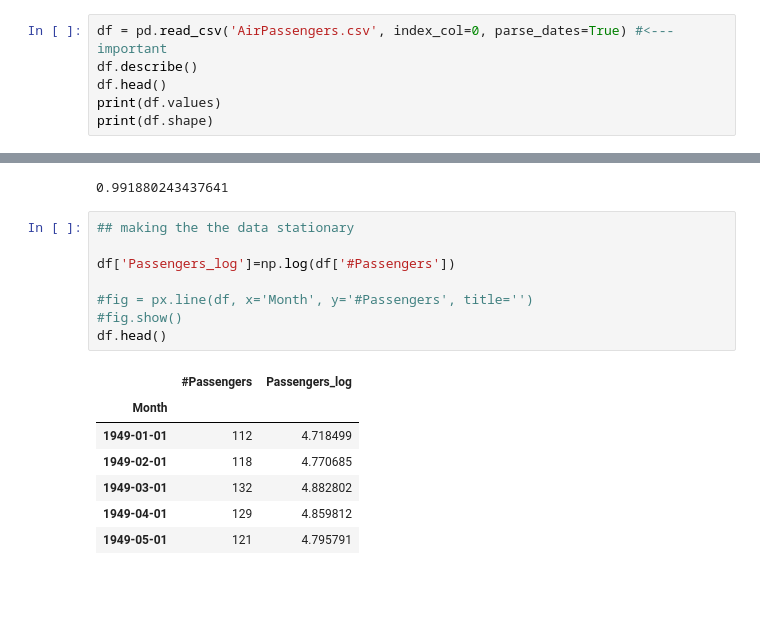
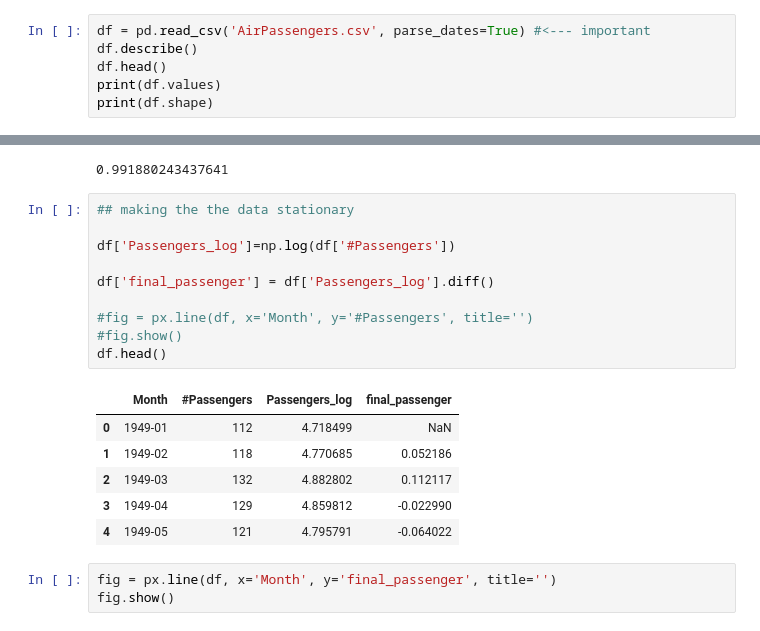
Before and after one commit to SouvickC/Advanced-Time-Series-Prediction, a Jupyter notebook: 1_TS_Basic.ipynb, the cells around one changed output, grey strips where cells are left out. Saved outputs shown, nothing was run; the diff lists cells and outputs as text; blank space fills up the shorter version.

```diff
--- a/1_TS_Basic.ipynb
+++ b/1_TS_Basic.ipynb
@@ -21,7 +21,7 @@ df = pd.DataFrame({'Date': dates, 'Value': values})
 fig = px.line(df, x='Date', y='Value', title='Interactive Time Series Plot')
 fig.show()
 # %%
-df = pd.read_csv('AirPassengers.csv', index_col=0, parse_dates=True) #<--- important
+df = pd.read_csv('AirPassengers.csv', parse_dates=True) #<--- important
 df.describe()
 df.head()
 print(df.values)
@@ -64,16 +64,20 @@ print(dftest[1]) ## P value >0.5 this is non stationary
 # %%
 ## making the the data stationary
 
 df['Passengers_log']=np.log(df['#Passengers'])
 
+df['final_passenger'] = df['Passengers_log'].diff()
+
 #fig = px.line(df, x='Month', y='#Passengers', title='')
 #fig.show()
 df.head()
 # %% [output]
-|  | #Passengers | Passengers_log |
-| Month |  |  |
-| 1949-01-01 | 112 | 4.718499 |
-| 1949-02-01 | 118 | 4.770685 |
-| 1949-03-01 | 132 | 4.882802 |
-| 1949-04-01 | 129 | 4.859812 |
-| 1949-05-01 | 121 | 4.795791 |
+|  | Month | #Passengers | Passengers_log | final_passenger |
+| 0 | 1949-01 | 112 | 4.718499 | NaN |
+| 1 | 1949-02 | 118 | 4.770685 | 0.052186 |
+| 2 | 1949-03 | 132 | 4.882802 | 0.112117 |
+| 3 | 1949-04 | 129 | 4.859812 | -0.022990 |
+| 4 | 1949-05 | 121 | 4.795791 | -0.064022 |
+# %%
+fig = px.line(df, x='Month', y='final_passenger', title='')
+fig.show()
```
Also changed, not shown: parts of 3 cells of this notebook.
